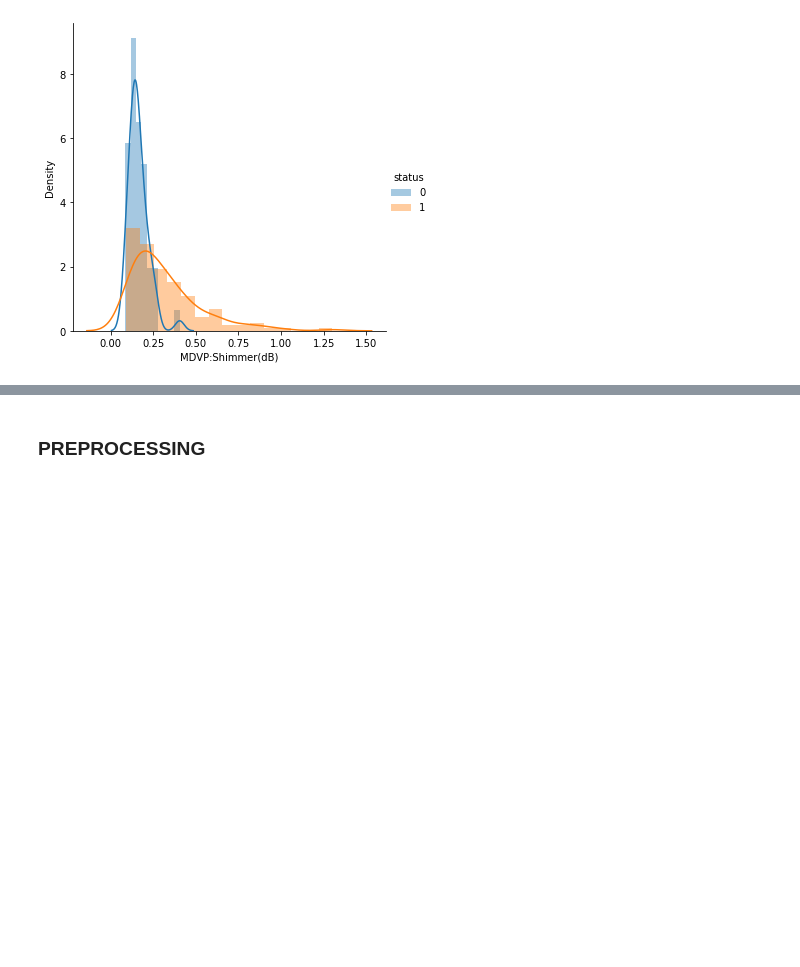
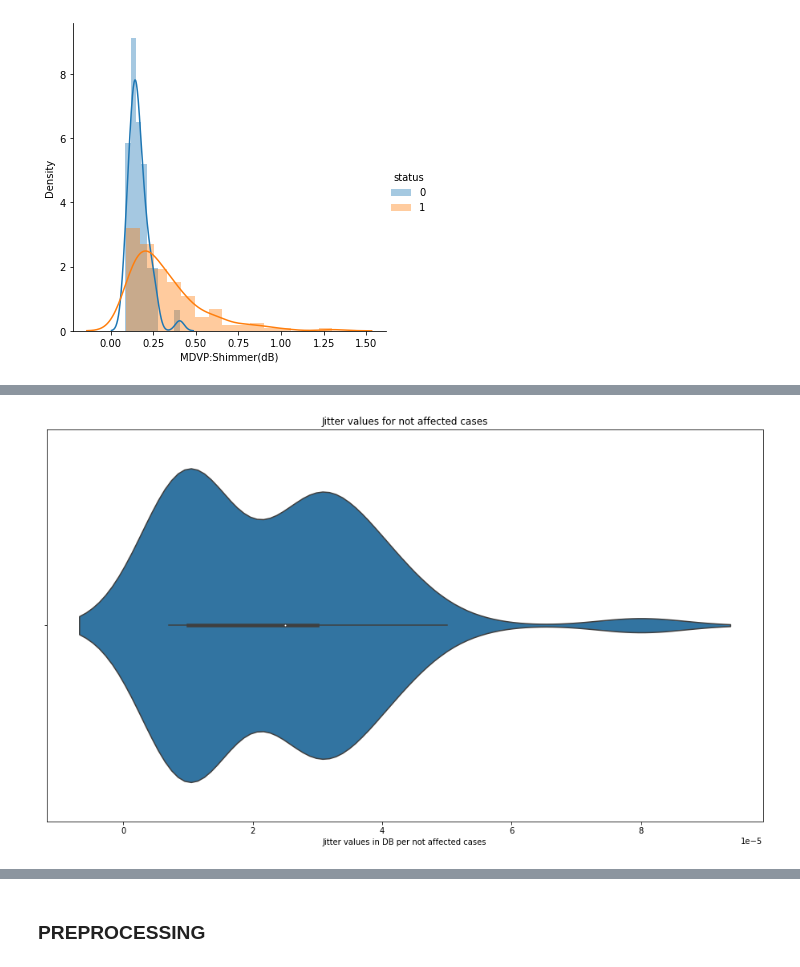
Before and after one commit to jmart95/Parkinsons-Detection-PCA-XGBoost, a Jupyter notebook: parkinsons_detection_xgboost.ipynb, the cells around one changed output, grey strips where cells are left out. Saved outputs shown, nothing was run; the diff lists cells and outputs as text; code cells hidden in the pictures; blank space fills up the shorter version.

```diff
--- a/parkinsons_detection_xgboost.ipynb
+++ b/parkinsons_detection_xgboost.ipynb
@@ -244,0 +274,7 @@ plt.show()
+# %%
+sns.violinplot(not_affected_MDVP)
+plt.title('Jitter values for not affected cases')
+plt.xlabel('Jitter values in DB per not affected cases')
+plt.show()
+# %% [output]
+[figure, added]
```
Also changed, not shown: parts of 18 cells of this notebook.
